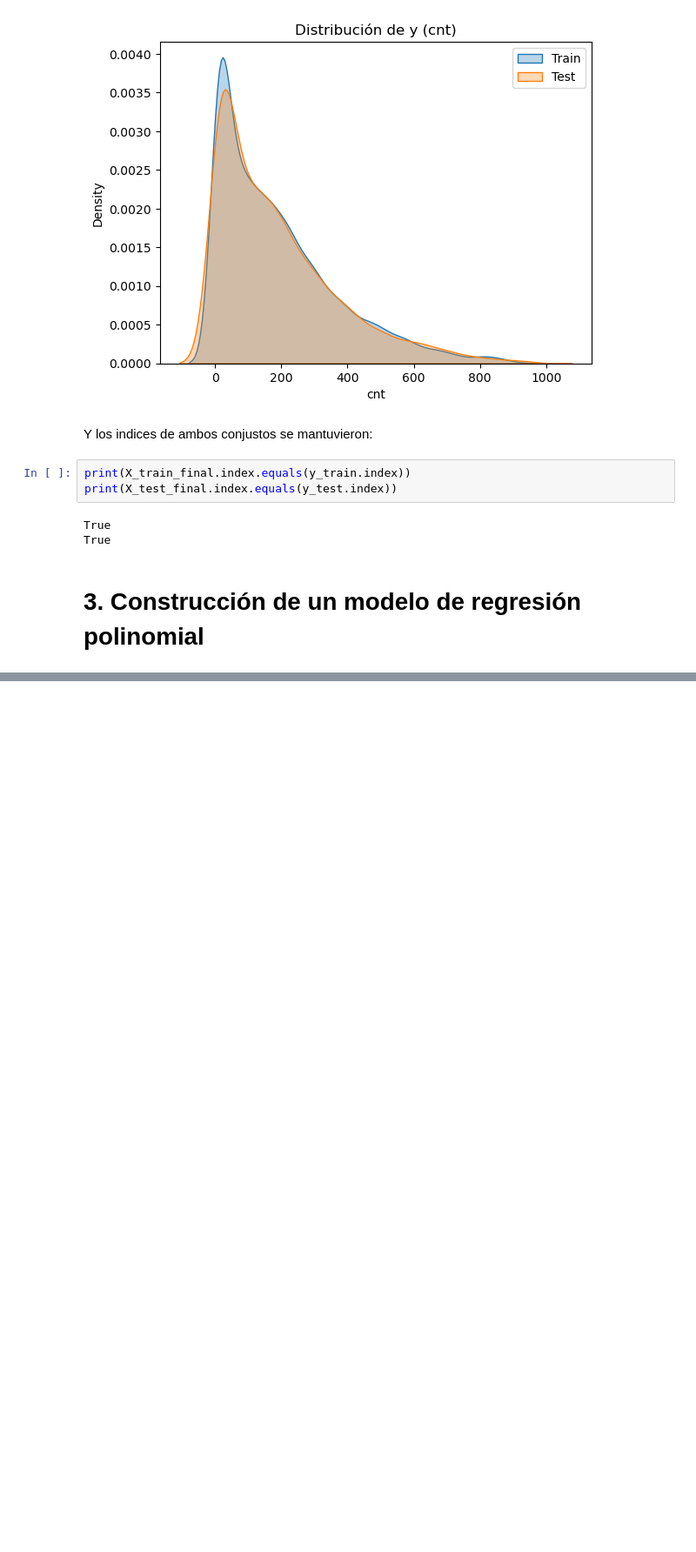
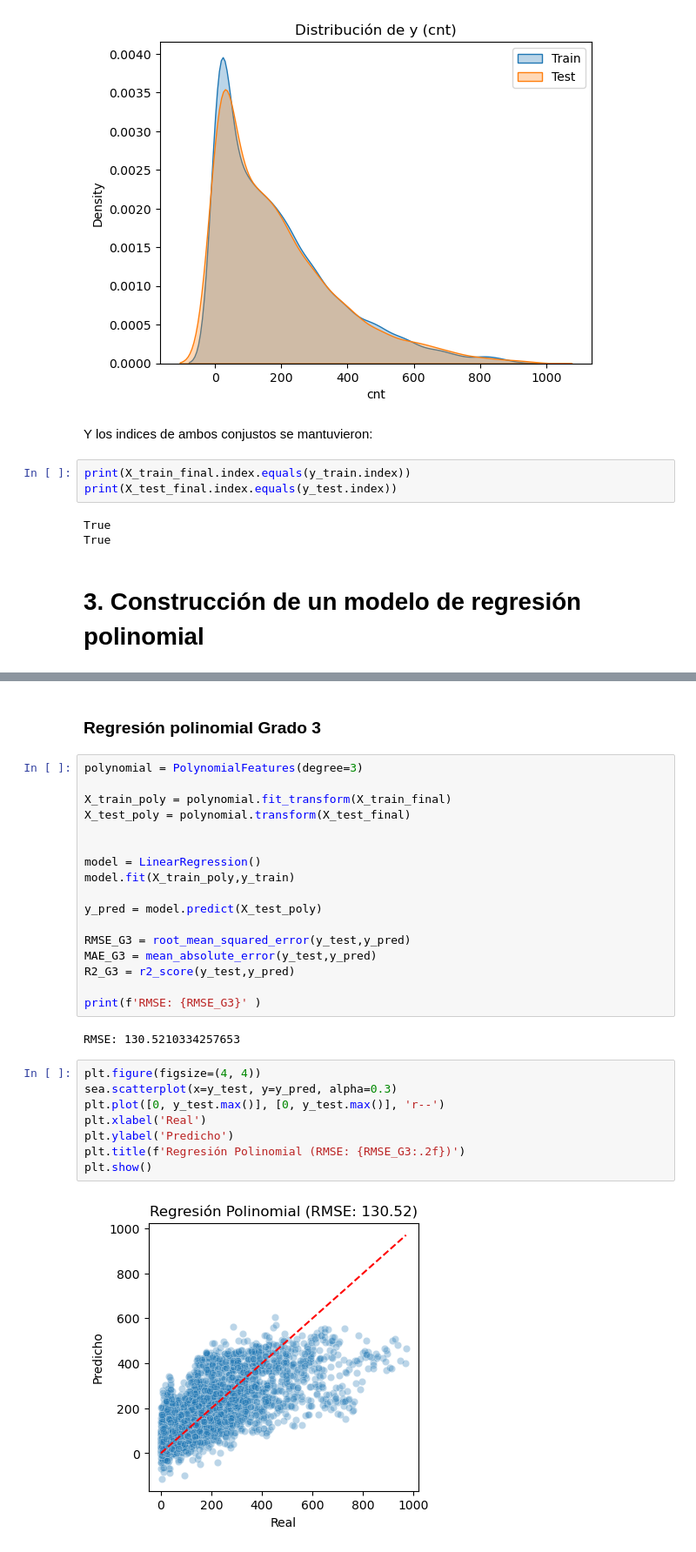
Before and after one commit to JhonZacipa/ML-Project-bicycle-usage-demand-estimation, a Jupyter notebook: ProyectoEtapa1Notebook.ipynb, the cells around one changed output, grey strips where cells are left out. Shown at 87% size. Drawn from its saved outputs; the diff is of its cells as text; blank space fills up the shorter version.

```diff
--- a/ProyectoEtapa1Notebook.ipynb
+++ b/ProyectoEtapa1Notebook.ipynb
@@ -629,0 +635,31 @@ True
+# %% [markdown]
+### Regresión polinomial Grado 3
+# %%
+polynomial = PolynomialFeatures(degree=3)
+
+X_train_poly = polynomial.fit_transform(X_train_final)
+X_test_poly = polynomial.transform(X_test_final)
+
+
+model = LinearRegression()
+model.fit(X_train_poly,y_train)
+
+y_pred = model.predict(X_test_poly)
+
+RMSE_G3 = root_mean_squared_error(y_test,y_pred)
+MAE_G3 = mean_absolute_error(y_test,y_pred)
+R2_G3 = r2_score(y_test,y_pred)
+
+print(f'RMSE: {RMSE_G3}' )
+# %% [output]
+RMSE: 130.5210334257653
+# %%
+plt.figure(figsize=(4, 4))
+sea.scatterplot(x=y_test, y=y_pred, alpha=0.3)
+plt.plot([0, y_test.max()], [0, y_test.max()], 'r--')
+plt.xlabel('Real')
+plt.ylabel('Predicho')
+plt.title(f'Regresión Polinomial (RMSE: {RMSE_G3:.2f})')
+plt.show()
+# %% [output]
+[figure, added]
```
Also changed, not shown: parts of 36 cells of this notebook, 2 other files.
